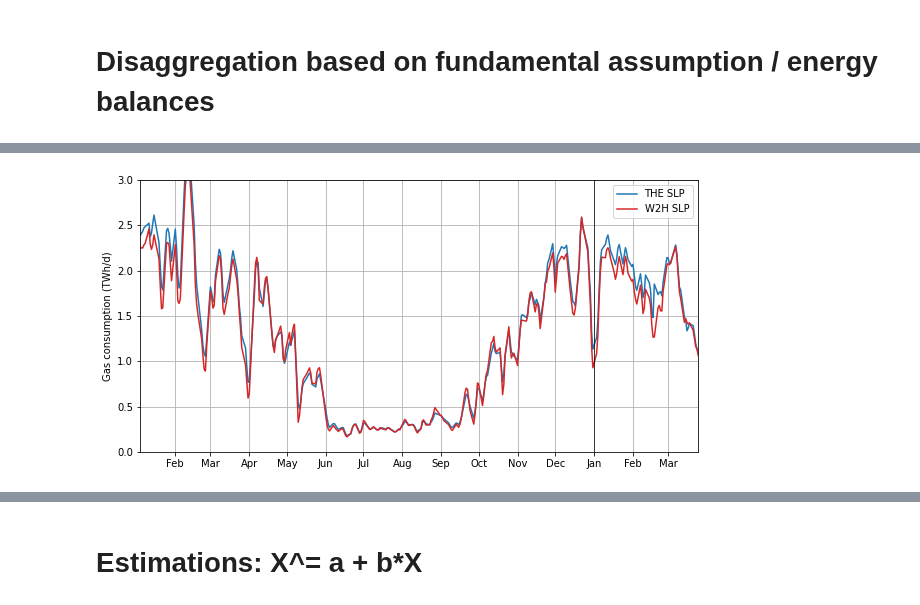
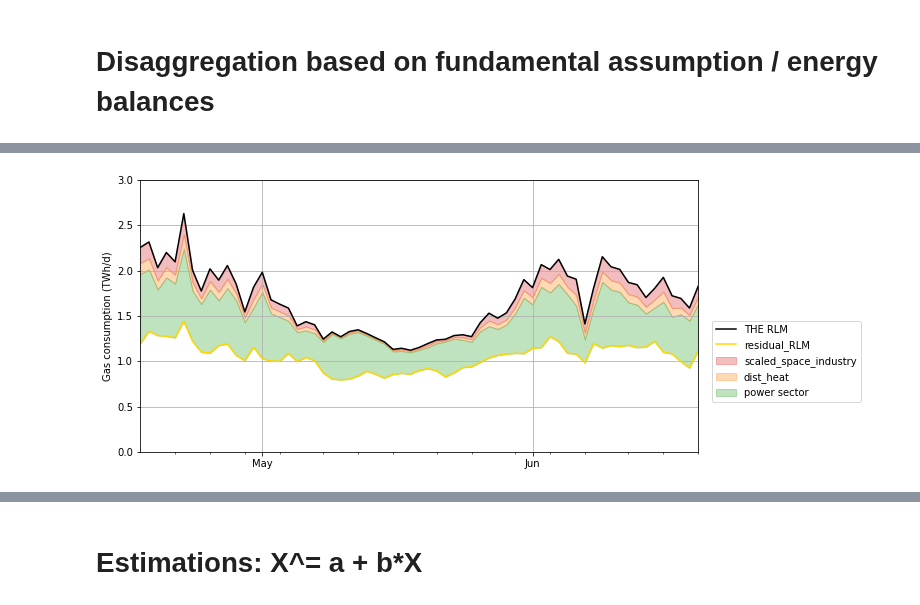
Before and after one commit to oruhnau/energy_demand, a Jupyter notebook: top_down/analysis.ipynb, the cells around one changed output, grey strips where cells are left out. Saved outputs shown, nothing was run; the diff lists cells and outputs as text; code cells hidden in the pictures.

```diff
--- a/top_down/analysis.ipynb
+++ b/top_down/analysis.ipynb
@@ -36,0 +44,2 @@ df
+# %%
+df = df[df.index.duplicated()==False]
@@ -68,18 +206,27 @@ X.set_major_formatter(mdates.DateFormatter('%b'))
 # %%
 plt.figure(figsize=(10,5))
-dft = df.dropna()
-plt.plot(dft.index, dft['the_combined_slp'], label='THE SLP')
-plt.plot(dft.index, dft['aggregated(no_dist_heat)'], color='tab:red', label='W2H SLP')
+
+the_rlm = dft['the_combined_rlm']
+the_rlm.plot(label='THE RLM', color="k")
+
+power_res = the_rlm - dft['gas_to_electricity']
+industry = dft["scaled_space_industry"]
+
+upper=the_rlm
+for sector, c, label in [(industry,"tab:red","scaled_space_industry"), (dft["scaled_district_heat"], "tab:orange", "dist_heat"), (dft['gas_to_electricity'],  "tab:green", "power sector")]:
+    plt.fill_between(dft.index, upper-sector, upper , color="{}".format(c), alpha=0.3, label=label)
+    upper = upper-sector
+upper.plot(color="gold", label="residual_RLM")
+
 plt.xlim(dft.index[[0, -1]])
-
 plt.ylim(0, 3)
-plt.axvline('2022-01-01', color='black', linewidth=0.7)
+#plt.axvline('2022-01-01', color='black', linewidth=0.7)
 plt.grid()
-plt.legend(loc='upper right')
+plt.legend(loc='upper right', bbox_to_anchor=(1.3, 0.5))
 plt.ylabel('Gas consumption (TWh/d)')
 
 X = plt.gca().xaxis
 X.set_major_locator(mdates.MonthLocator())
-X.set_major_formatter(mdates.DateFormatter('%b'))
+X.set_major_formatter(mdates.DateFormatter('%b')) ##umdrehen stack
 # %% [output]
-[figure, old version]
+[figure, new version]
```
Also changed, not shown: parts of 41 cells of this notebook, 10 other files.
